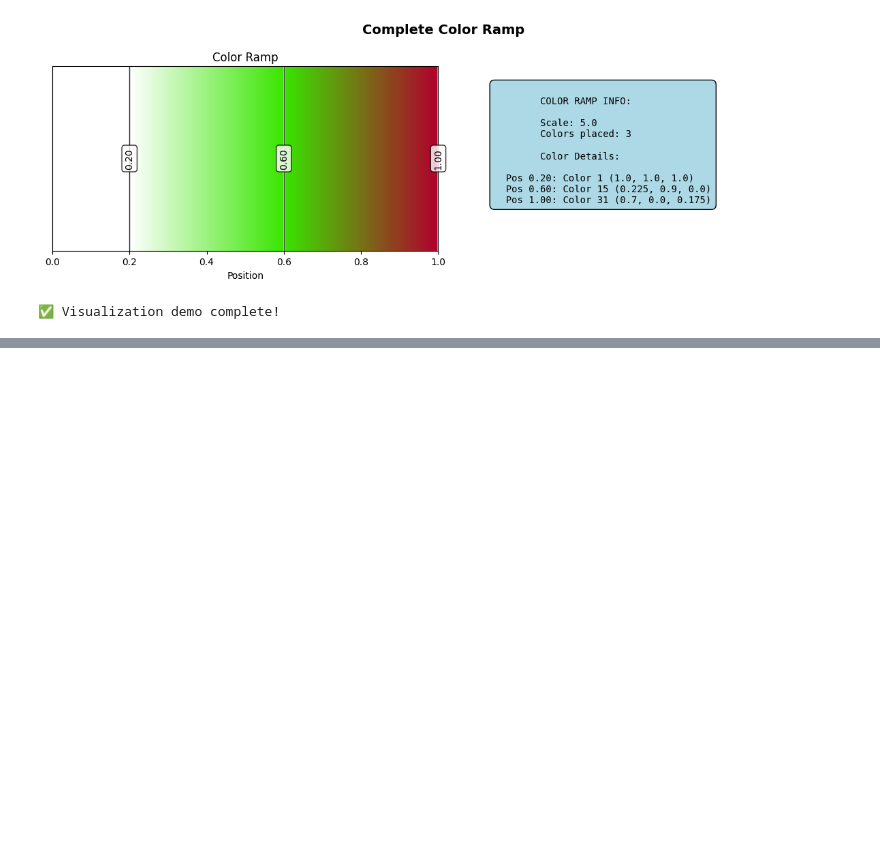
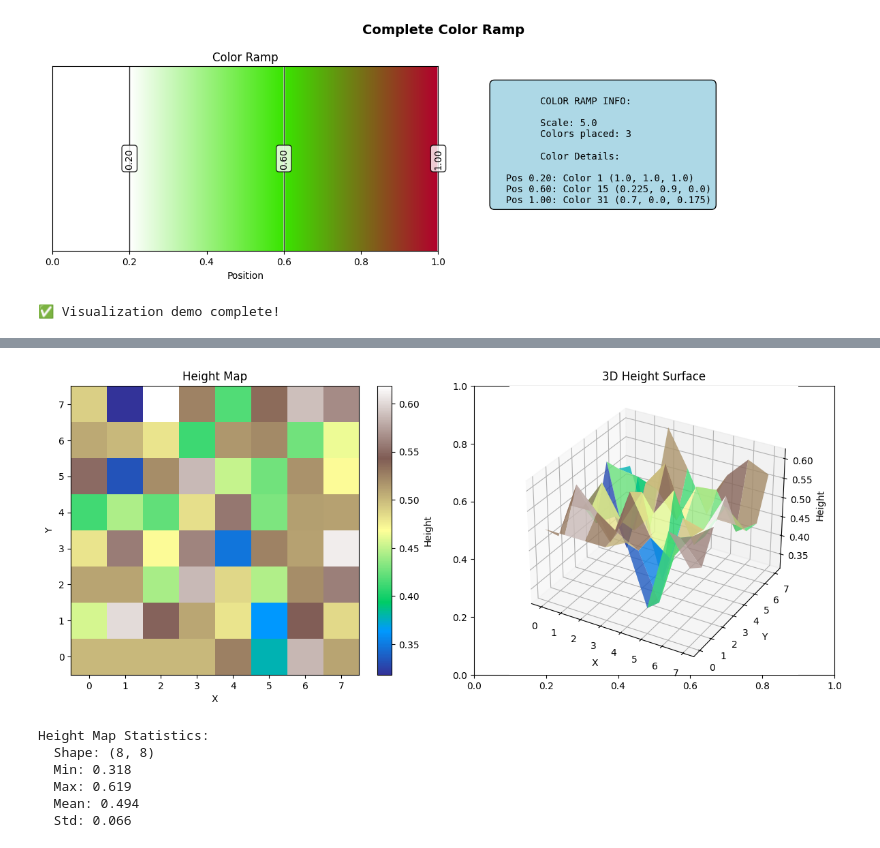
Before and after one commit to JayCeLeonardUO/bpygfn, a Jupyter notebook: color_ramp_notebook.ipynb, the cells around one changed output, grey strips where cells are left out. Drawn from its saved outputs; the diff is of its cells as text; code cells hidden in the pictures; blank space fills up the shorter version.

```diff
--- a/color_ramp_notebook.ipynb
+++ b/color_ramp_notebook.ipynb
@@ -2377,0 +2129,51 @@ NameError: name 'IntEnum' is not defined
+# %%
+import matplotlib.pyplot as plt
+import numpy as np
+
+# Visualize the height map
+def visualize_height_map(color_tensor):
+    fig, (ax1, ax2) = plt.subplots(1, 2, figsize=(12, 5))
+
+    # Convert to numpy if tensor
+    heights = color_tensor.numpy() if hasattr(color_tensor, 'numpy') else color_tensor
+
+    # 2D height map
+    im1 = ax1.imshow(heights, cmap='terrain', origin='lower')
+    ax1.set_title('Height Map')
+    ax1.set_xlabel('X')
+    ax1.set_ylabel('Y')
+    plt.colorbar(im1, ax=ax1, label='Height')
+
+    # 3D surface
+    x = np.arange(heights.shape[1])
+    y = np.arange(heights.shape[0])
+    X, Y = np.meshgrid(x, y)
+
+    ax2 = fig.add_subplot(122, projection='3d')
+    surf = ax2.plot_surface(X, Y, heights, cmap='terrain', alpha=0.8)
+    ax2.set_title('3D Height Surface')
+    ax2.set_xlabel('X')
+    ax2.set_ylabel('Y')
+    ax2.set_zlabel('Height')
+
+    plt.tight_layout()
+    plt.show()
+
+    # Print stats
+    print(f"Height Map Statistics:")
+    print(f"  Shape: {heights.shape}")
+    print(f"  Min: {heights.min():.3f}")
+    print(f"  Max: {heights.max():.3f}")
+    print(f"  Mean: {heights.mean():.3f}")
+    print(f"  Std: {heights.std():.3f}")
+
+# Run visualization
+visualize_height_map(color_tensor)
+# %% [output]
+[figure, added]
+Height Map Statistics:
+  Shape: (8, 8)
+  Min: 0.318
+  Max: 0.619
+  Mean: 0.494
+  Std: 0.066
```
Also changed, not shown: parts of 7 cells of this notebook, 1 other file.
